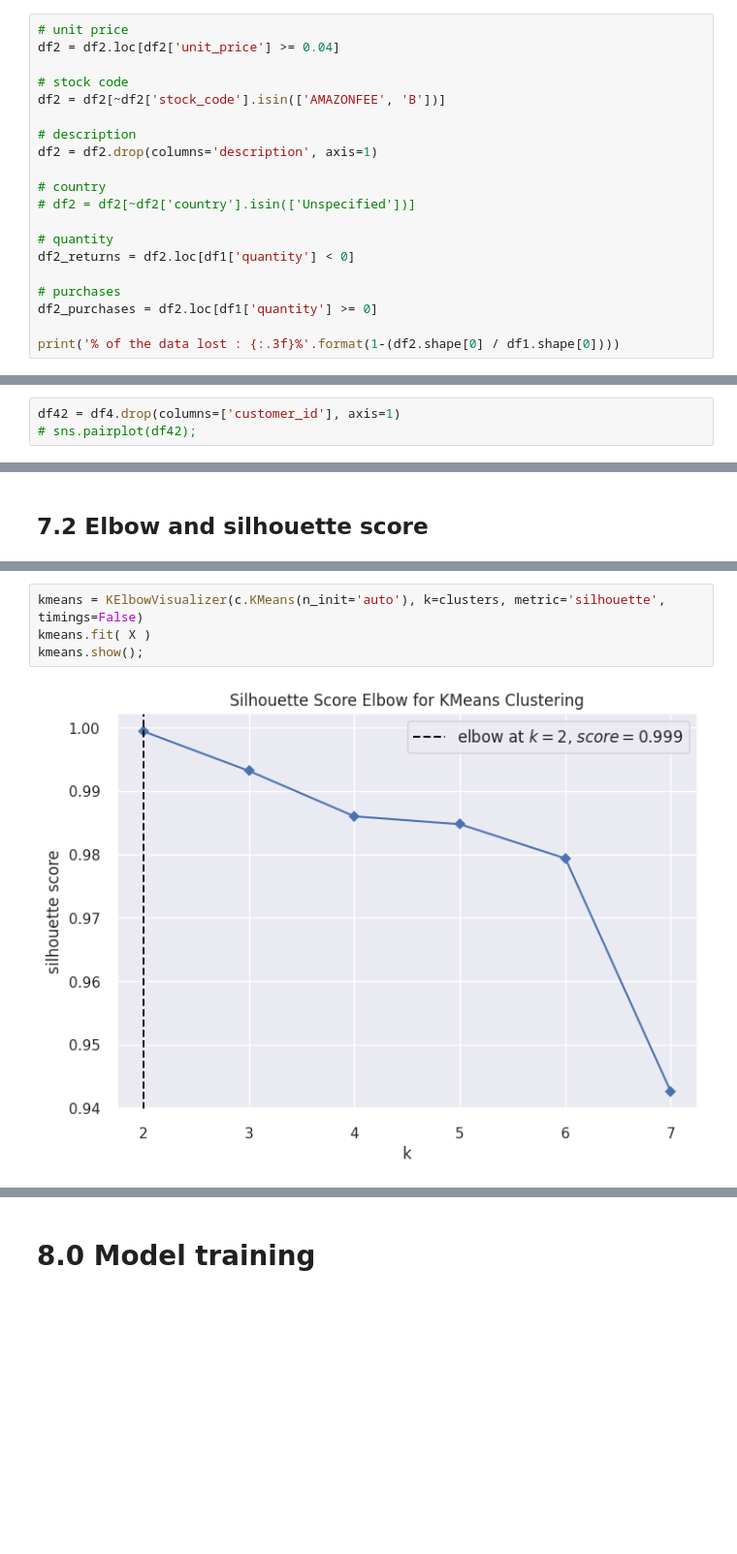
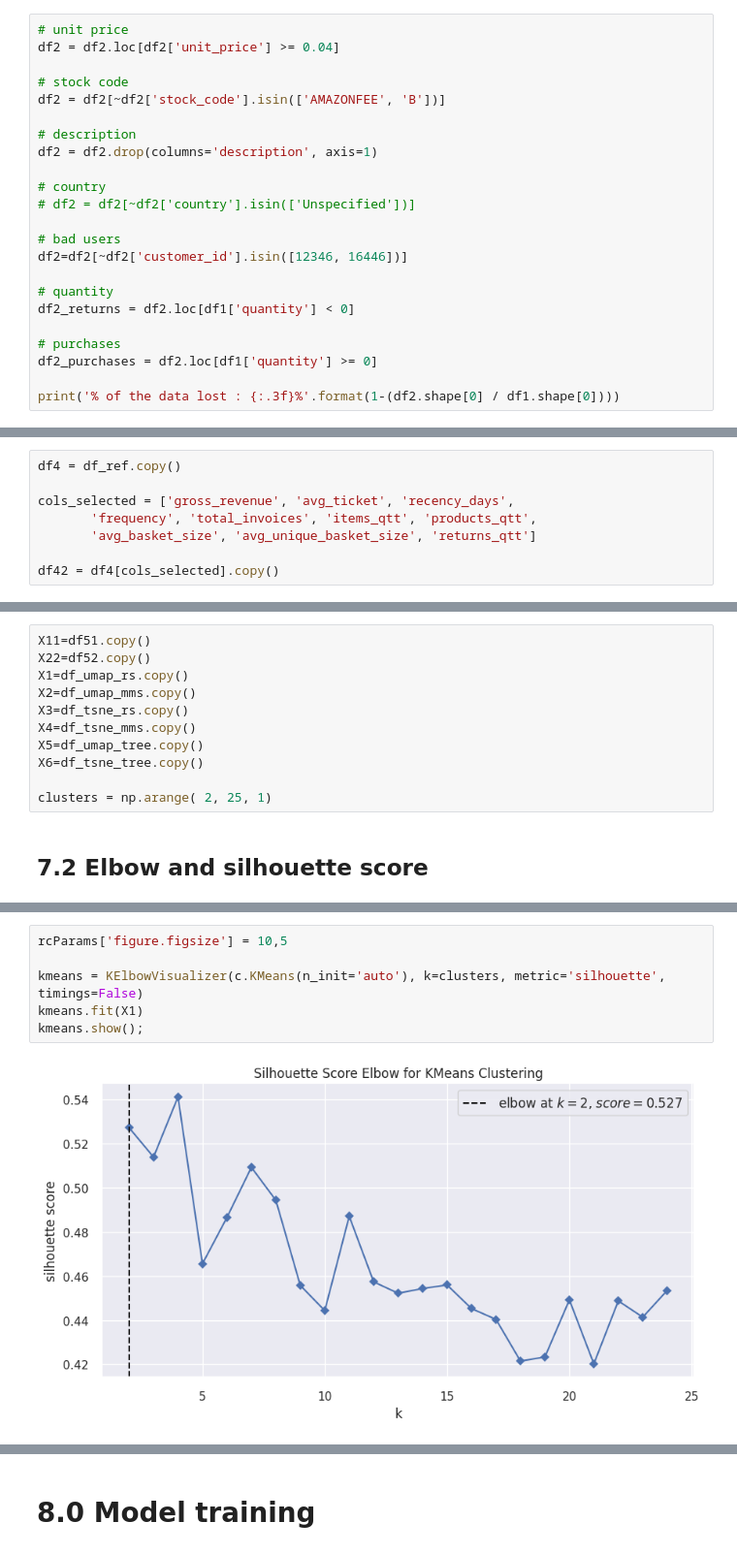
Before and after one commit to Eduardo-95-DS/Insiders-clustering, a Jupyter notebook: notebooks/look_4-ear-metrics.ipynb, the cells around one changed output, grey strips where cells are left out. Shown at 97% size. Cells and saved outputs as stored; diff of their text form; blank space fills up the shorter version.

Commit message:
tree based umap picked

```diff
--- a/notebooks/look_4-ear-metrics.ipynb
+++ b/notebooks/look_4-ear-metrics.ipynb
@@ -488,6 +488,9 @@ df2 = df2.drop(columns='description', axis=1)
 # country
 # df2 = df2[~df2['country'].isin(['Unspecified'])]
 
+# bad users
+df2=df2[~df2['customer_id'].isin([12346, 16446])]
+
 # quantity
 df2_returns = df2.loc[df1['quantity'] < 0]
 
@@ -748 +749,9 @@ df4 = df_ref.copy()
+# %%
+df4 = df_ref.copy()
+
+cols_selected = ['gross_revenue', 'avg_ticket', 'recency_days',
+       'frequency', 'total_invoices', 'items_qtt', 'products_qtt',
+       'avg_basket_size', 'avg_unique_basket_size', 'returns_qtt']
+
+df42 = df4[cols_selected].copy()
 # %%
@@ -849,3 +852,0 @@ df4[df4['avg_basket_size'] == 74215]
-# %%
-df42 = df4.drop(columns=['customer_id'], axis=1)
-# sns.pairplot(df42);
@@ -1234,3 +1448,14 @@ clusters = [2, 3, 4, 5, 6,7]
+# %%
+X11=df51.copy()
+X22=df52.copy()
+X1=df_umap_rs.copy()
+X2=df_umap_mms.copy()
+X3=df_tsne_rs.copy()
+X4=df_tsne_mms.copy()
+X5=df_umap_tree.copy()
+X6=df_tsne_tree.copy()
+
+clusters = np.arange( 2, 25, 1)
 # %% [markdown]
 ## 7.2 Elbow and silhouette score
 # %%
@@ -1242,6 +1465,8 @@ kmeans.show();
 # %%
+rcParams['figure.figsize'] = 10,5
+
 kmeans = KElbowVisualizer(c.KMeans(n_init='auto'), k=clusters, metric='silhouette', timings=False)
-kmeans.fit( X )
+kmeans.fit(X1)
 kmeans.show();
 # %% [output]
-[figure, old version]
+[figure, new version]
```
Also changed, not shown: parts of 45 cells of this notebook.
